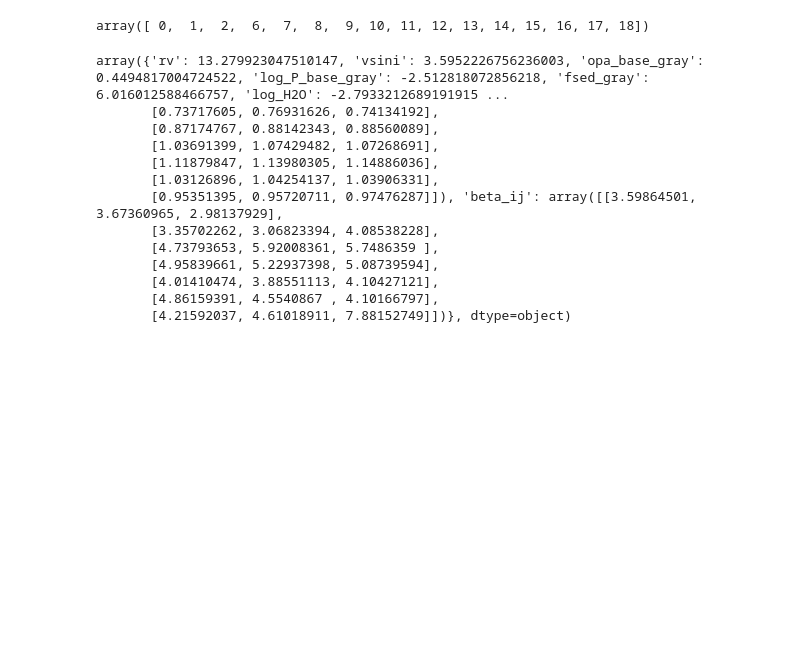
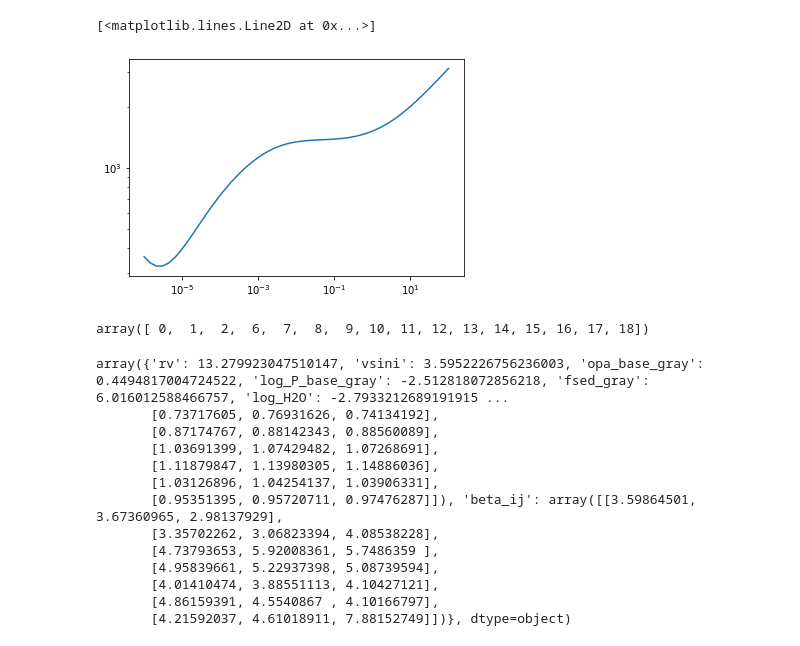
Before and after one commit to NatalieGrasser/atm_retrieval, a Jupyter notebook: atm_retrieval/debugging.ipynb, the cells around one changed output. Saved outputs shown, nothing was run; the diff lists cells and outputs as text; code cells hidden in the pictures; blank space fills up the shorter version.

```diff
--- a/atm_retrieval/debugging.ipynb
+++ b/atm_retrieval/debugging.ipynb
@@ -80,3 +107,12 @@ Error:
+# %%
+PT_Zhang=np.loadtxt('/home/natalie/Desktop/atm_retrieval/2M0355_PT_Zhang2021.dat')
+p_zhang=PT_Zhang[:,0]
+t_zhang=PT_Zhang[:,1]
+import matplotlib.pyplot as plt
+plt.loglog(p_zhang,t_zhang)
+# %% [output]
+[<matplotlib.lines.Line2D at 0x...>]
+[figure, added]
 # %%
 indices=np.linspace(0,len(retrieval.parameters.params)-1,len(retrieval.parameters.params),dtype=int)
 abunds=np.array([3,4,5])
```
Also changed, not shown: parts of 2 cells of this notebook, 5 other files.
